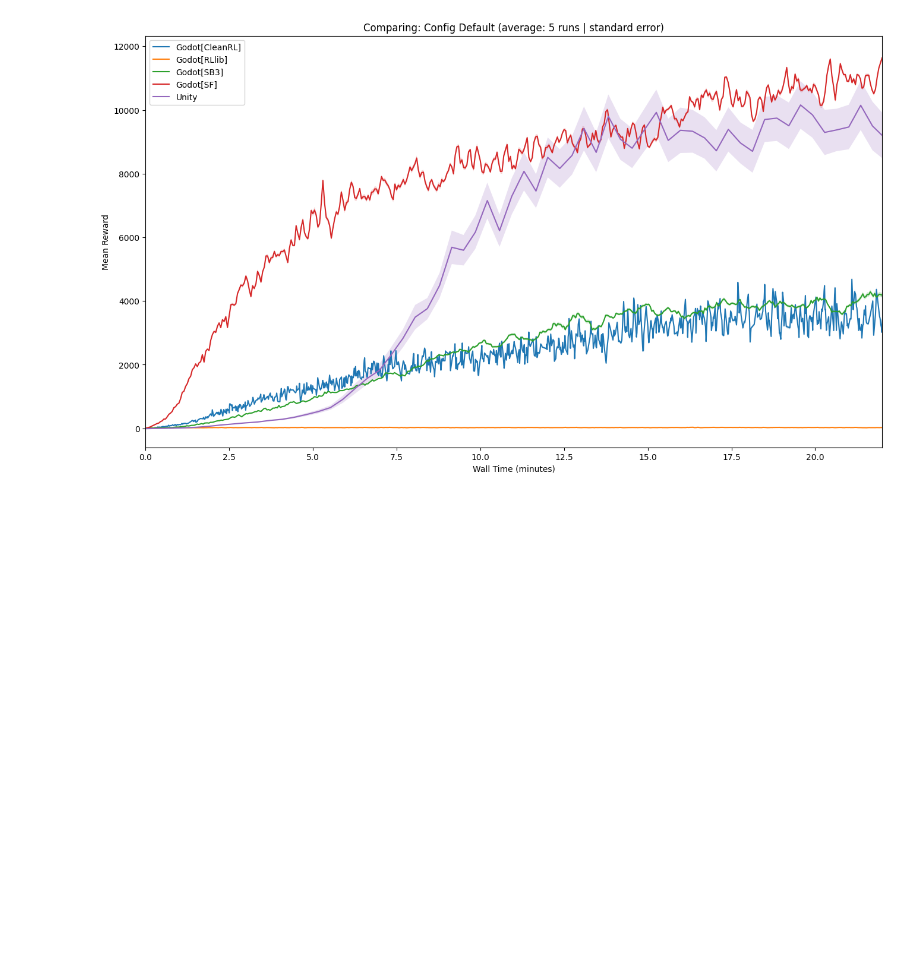
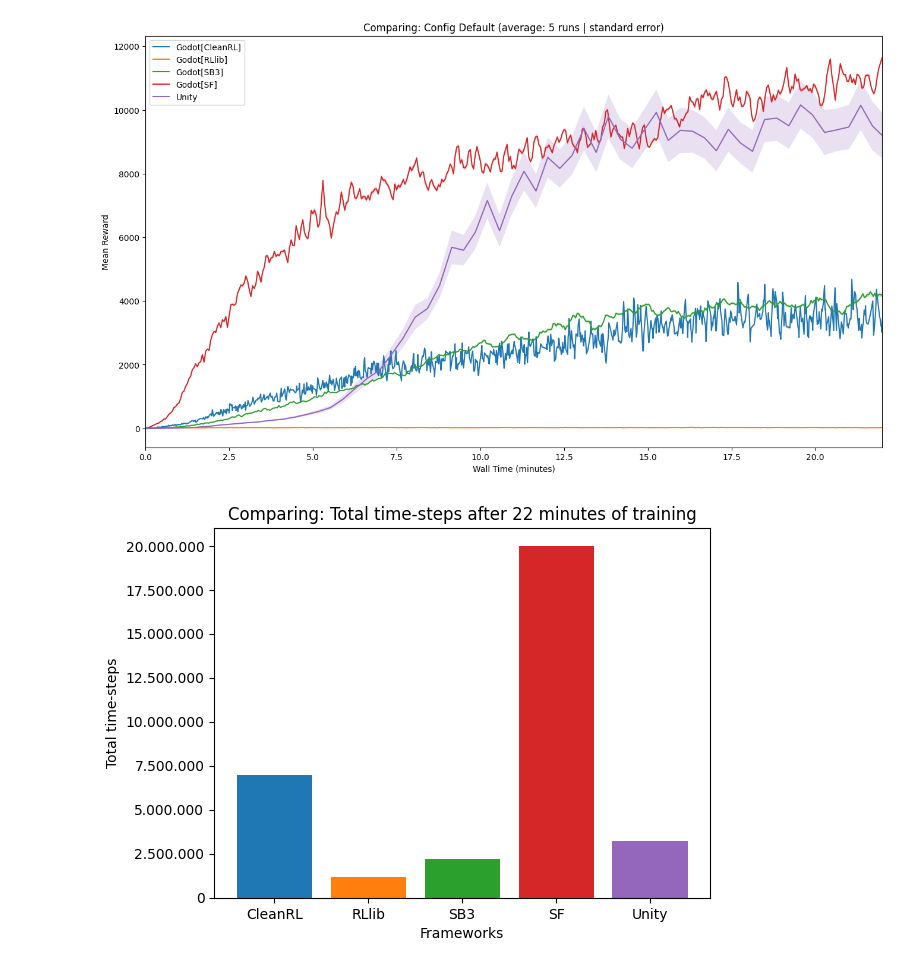
Before and after one commit to visuallization/rl_master_thesis_evaluation, a Jupyter notebook: config_default.ipynb, the cells around one changed output. Cells and saved outputs as stored; diff of their text form; code cells hidden in the pictures; blank space fills up the shorter version.

```diff
--- a/config_default.ipynb
+++ b/config_default.ipynb
@@ -257,4 +357,31 @@ plt.legend(loc="upper left")
 plt.show()
 # %% [output]
 [figure]
+# %%
+import matplotlib.ticker as ticker
+
+categories = ['CleanRL', 'RLlib', 'SB3', 'SF', 'Unity']
+values = [cleanrl['mean_values']['Step'].iloc[-1], rllib['mean_values']['Step'].iloc[-1], sb3['mean_values']['Step'].iloc[-1], sf['mean_values']['Step'].iloc[-1], unity['mean_values']['Step'].iloc[-1]]
+colors = ['#1f77b4', '#ff7f0e', '#2ca02c', '#d62728', '#9467bd']
+
+# Create a bar plot
+plt.bar(categories, values, color=colors)
+
+# Add labels and a title
+plt.xlabel('Frameworks')
+plt.ylabel('Total time-steps')
+plt.title("Comparing: Total time-steps after 22 minutes of training")
+
+# Define a function to format the tick labels with a delimiter
+def format_with_delimiter(x, pos):
+    return format(int(x), ',d').replace(',', '.')
+
+# Format the y-axis tick labels with the delimiter function
+formatter = ticker.FuncFormatter(format_with_delimiter)
+plt.gca().yaxis.set_major_formatter(formatter)
+
+# Show the plot
+plt.show()
+# %% [output]
+[figure, added]
 # %%
```
Also changed, not shown: parts of 3 cells of this notebook, 1 other file.
